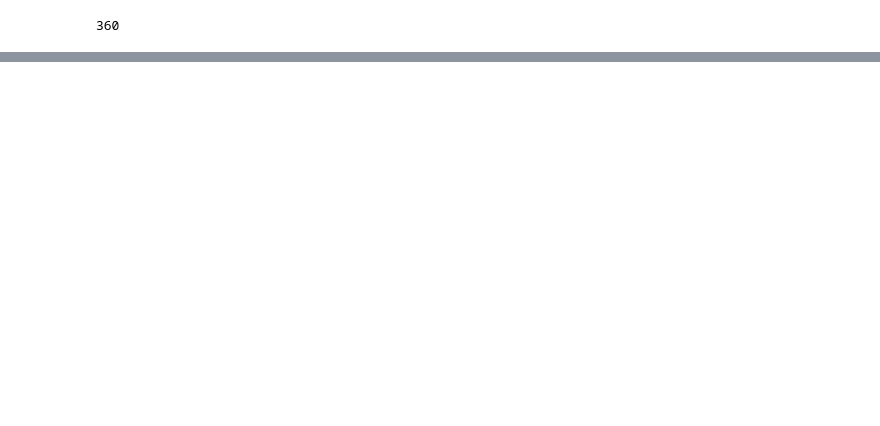
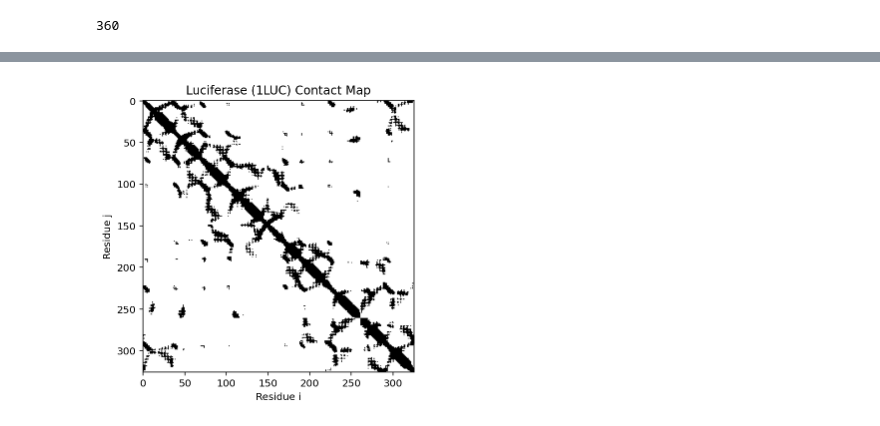
Before and after one commit to eking2/luciferase_vae, a Jupyter notebook: eval.ipynb, the cells around one changed output, grey strips where cells are left out. Saved outputs shown, nothing was run; the diff lists cells and outputs as text; code cells hidden in the pictures; blank space fills up the shorter version.

```diff
--- a/eval.ipynb
+++ b/eval.ipynb
@@ -81,0 +312,11 @@ decoded
+# %%
+fig = plt.figure(figsize=(6, 5))
+
+p = plt.imshow(dist_arr < 13, cmap='binary', vmax=1, vmin=0)
+#plt.colorbar(p, label='Contact')
+plt.xlabel('Residue i')
+plt.ylabel('Residue j')
+plt.title('Luciferase (1LUC) Contact Map')
+plt.savefig('iluc_distro_binary.png', bbox_inches='tight', dpi=300)
+# %% [output]
+[figure, added]
```
Also changed, not shown: parts of 27 cells of this notebook, 2 other files.
